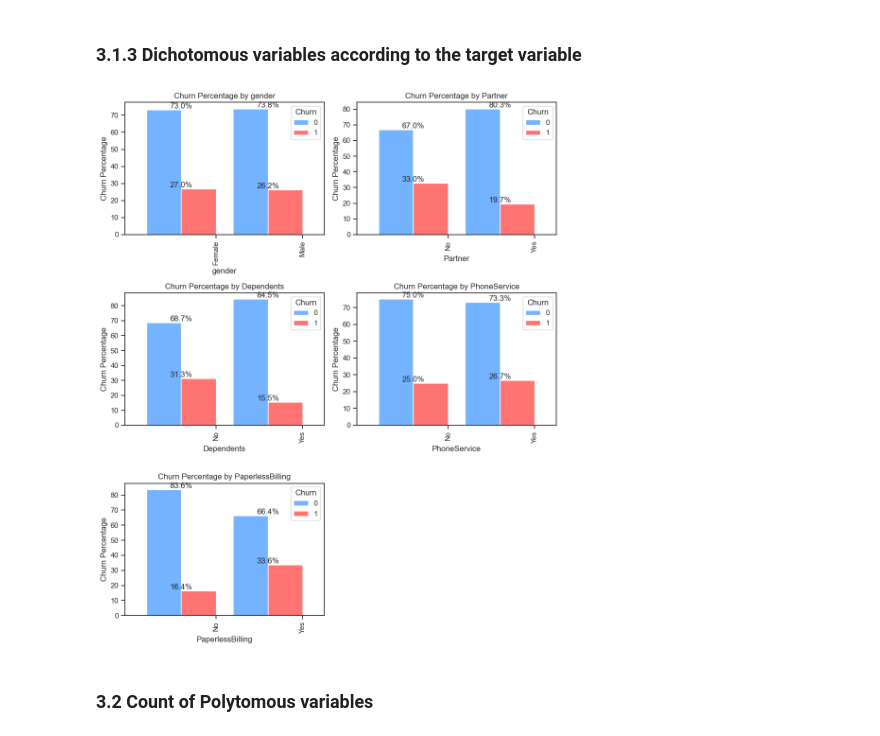
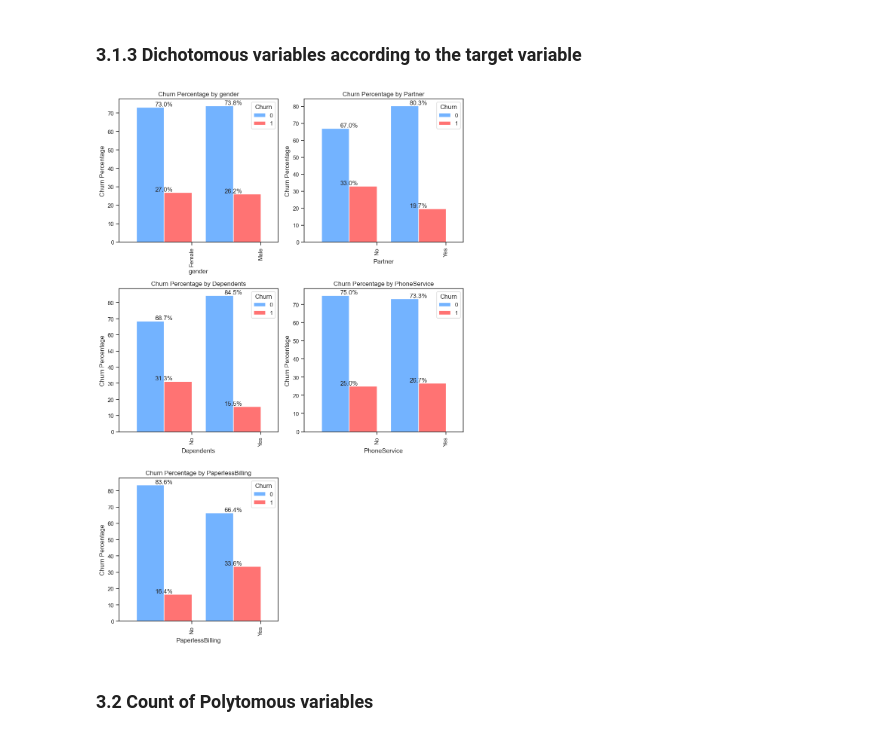
Before and after one commit to makina0928/Getting-started-with-ML, a Jupyter notebook: EDA_ML.ipynb, the cells around one changed output. Drawn from its saved outputs; the diff is of its cells as text; code cells hidden in the pictures.

```diff
--- a/EDA_ML.ipynb
+++ b/EDA_ML.ipynb
@@ -336,4 +262,0 @@ df.head()
-# %%
-import lux
-df.intent = ["Churn"]
-df.head()
@@ -668,42 +616,29 @@ plt.show()
 # %%
-# Define the chart variables
-variables = ['gender', 'Partner', 'Dependents', 'PhoneService', 'PaperlessBilling']
-
-# Calculate churn percentages for each variable and churn status
-churn_perc = {}
-for variable in variables:
-    churn_perc[variable] = df.groupby(variable)['Churn'].value_counts(normalize=True).unstack() * 100
-
-# Calculate the number of rows and columns for subplots
-num_plots = len(variables)
-num_cols = 2
-num_rows = (num_plots + num_cols - 1) // num_cols
-
 # Plot side-by-side bar charts for each variable
-fig, axs = plt.subplots(num_rows, num_cols, figsize=(10, 4 * num_rows))
+fig, axs = plt.subplots(num_rows, num_cols, figsize=(10, 5 * num_rows))
 
 bar_width = 0.8
 
 for i, variable in enumerate(variables):
     ax = axs[i // num_cols, i % num_cols]  # Calculate the subplot position in the grid
     churn_perc[variable].plot(kind='bar', color=['#73B3FF', '#FF7373'], ax=ax, width=bar_width, position=1)
     ax.set_xlabel(variable)
     ax.set_ylabel('Churn Percentage')
     ax.set_title(f'Churn Percentage by {variable}')
 
     # Add percentage labels at the top middle of each bar
     for j, (_, row) in enumerate(churn_perc[variable].iterrows()):
         for col_name, perc in row.iteritems():
             if not pd.isnull(perc):
                 ax.text(j - bar_width/2, perc, f'{perc:.1f}%', ha='center', va='bottom')
 
 # Remove any empty subplots
 for i in range(num_plots, num_rows * num_cols):
     fig.delaxes(axs.flatten()[i])
 
 plt.tight_layout()
 plt.show()
 # %% [output]
-[figure, old version]
+[figure, new version]
 # %% [markdown]
 ### 3.2 Count of Polytomous  variables
```
Also changed, not shown: parts of 32 cells of this notebook, 1 other file.
